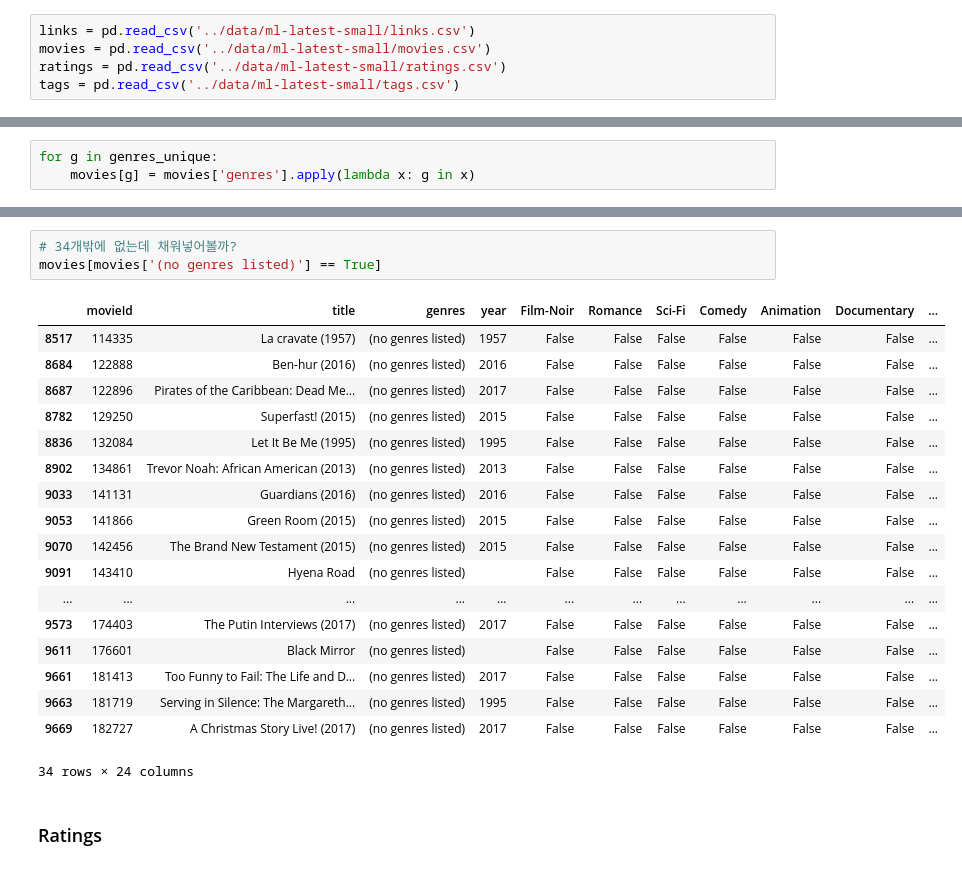
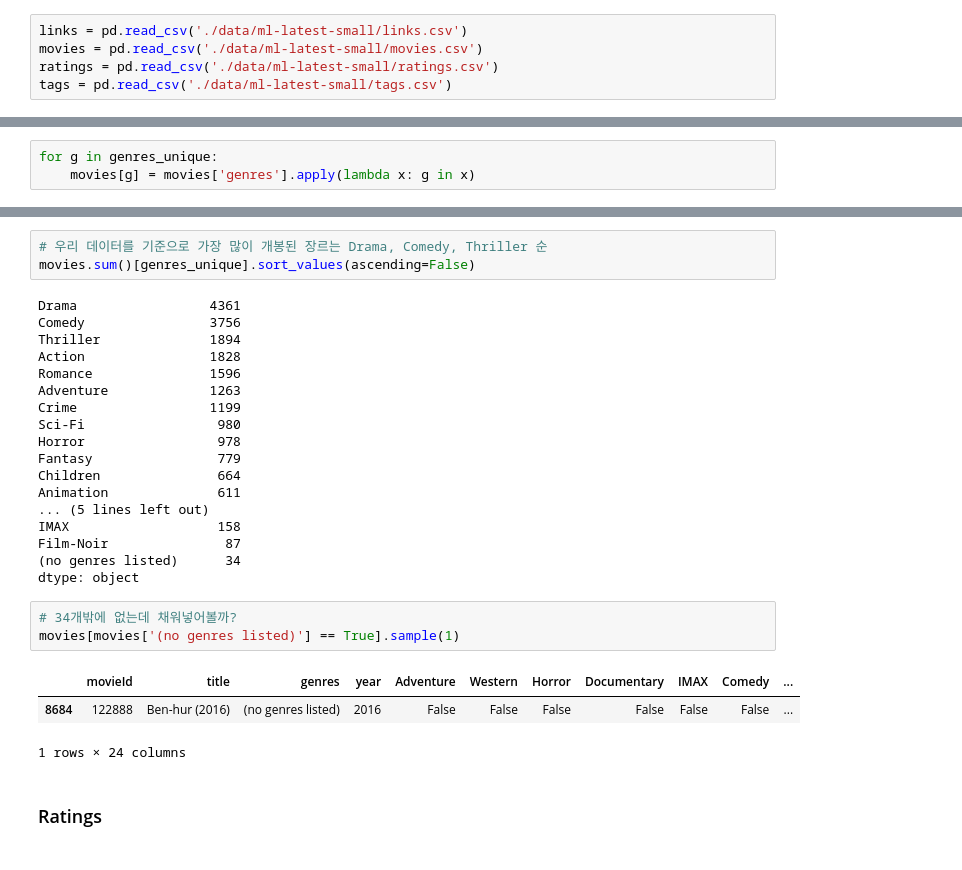
Before and after one commit to datarian-kr/reco, a Jupyter notebook: sunmi/movies 데이터 정제 & EDA.ipynb, the cells around one changed output, grey strips where cells are left out. Drawn from its saved outputs; the diff is of its cells as text.

Commit message:
add ratings eda

```diff
--- a/sunmi/movies 데이터 정제 & EDA.ipynb
+++ b/sunmi/movies 데이터 정제 & EDA.ipynb
@@ -8,10 +8,10 @@ import pandas as pd
 # %% [markdown]
 ### Read Data
 # %%
-links = pd.read_csv('../data/ml-latest-small/links.csv')
-movies = pd.read_csv('../data/ml-latest-small/movies.csv')
-ratings = pd.read_csv('../data/ml-latest-small/ratings.csv')
-tags = pd.read_csv('../data/ml-latest-small/tags.csv')
+links = pd.read_csv('./data/ml-latest-small/links.csv')
+movies = pd.read_csv('./data/ml-latest-small/movies.csv')
+ratings = pd.read_csv('./data/ml-latest-small/ratings.csv')
+tags = pd.read_csv('./data/ml-latest-small/tags.csv')
 # %%
 print(links.columns)
 print(movies.columns)
@@ -173,24 +153,30 @@ dtype: object
+# %%
+# 우리 데이터를 기준으로 가장 많이 개봉된 장르는 Drama, Comedy, Thriller 순
+movies.sum()[genres_unique].sort_values(ascending=False)
+# %% [output]
+Drama                 4361
+Comedy                3756
+Thriller              1894
+Action                1828
+Romance               1596
+Adventure             1263
+Crime                 1199
+Sci-Fi                 980
+Horror                 978
+Fantasy                779
+Children               664
+Animation              611
+... (5 lines left out)
+IMAX                   158
+Film-Noir               87
+(no genres listed)      34
+dtype: object
 # %%
 # 34개밖에 없는데 채워넣어볼까?
-movies[movies['(no genres listed)'] == True]
+movies[movies['(no genres listed)'] == True].sample(1)
 # %% [output]
-|  | movieId | title | genres | year | Film-Noir | Romance | Sci-Fi | Comedy | Animation | Documentary | ... |
-| 8517 | 114335 | La cravate (1957) | (no genres listed) | 1957 | False | False | False | False | False | False | ... |
+|  | movieId | title | genres | year | Adventure | Western | Horror | Documentary | IMAX | Comedy | ... |
 | 8684 | 122888 | Ben-hur (2016) | (no genres listed) | 2016 | False | False | False | False | False | False | ... |
-| 8687 | 122896 | Pirates of the Caribbean: Dead Me... | (no genres listed) | 2017 | False | False | False | False | False | False | ... |
-| 8782 | 129250 | Superfast! (2015) | (no genres listed) | 2015 | False | False | False | False | False | False | ... |
-| 8836 | 132084 | Let It Be Me (1995) | (no genres listed) | 1995 | False | False | False | False | False | False | ... |
-| 8902 | 134861 | Trevor Noah: African American (2013) | (no genres listed) | 2013 | False | False | False | False | False | False | ... |
-| 9033 | 141131 | Guardians (2016) | (no genres listed) | 2016 | False | False | False | False | False | False | ... |
-| 9053 | 141866 | Green Room (2015) | (no genres listed) | 2015 | False | False | False | False | False | False | ... |
-| 9070 | 142456 | The Brand New Testament (2015) | (no genres listed) | 2015 | False | False | False | False | False | False | ... |
-| 9091 | 143410 | Hyena Road | (no genres listed) |  | False | False | False | False | False | False | ... |
-| ... | ... | ... | ... | ... | ... | ... | ... | ... | ... | ... | ... |
-| 9573 | 174403 | The Putin Interviews (2017) | (no genres listed) | 2017 | False | False | False | False | False | False | ... |
-| 9611 | 176601 | Black Mirror | (no genres listed) |  | False | False | False | False | False | False | ... |
-| 9661 | 181413 | Too Funny to Fail: The Life and D... | (no genres listed) | 2017 | False | False | False | False | False | False | ... |
-| 9663 | 181719 | Serving in Silence: The Margareth... | (no genres listed) | 1995 | False | False | False | False | False | False | ... |
-| 9669 | 182727 | A Christmas Story Live! (2017) | (no genres listed) | 2017 | False | False | False | False | False | False | ... |
-34 rows × 24 columns
+1 rows × 24 columns
 # %% [markdown]
 ### Ratings
```
Also changed, not shown: parts of 8 cells of this notebook.
